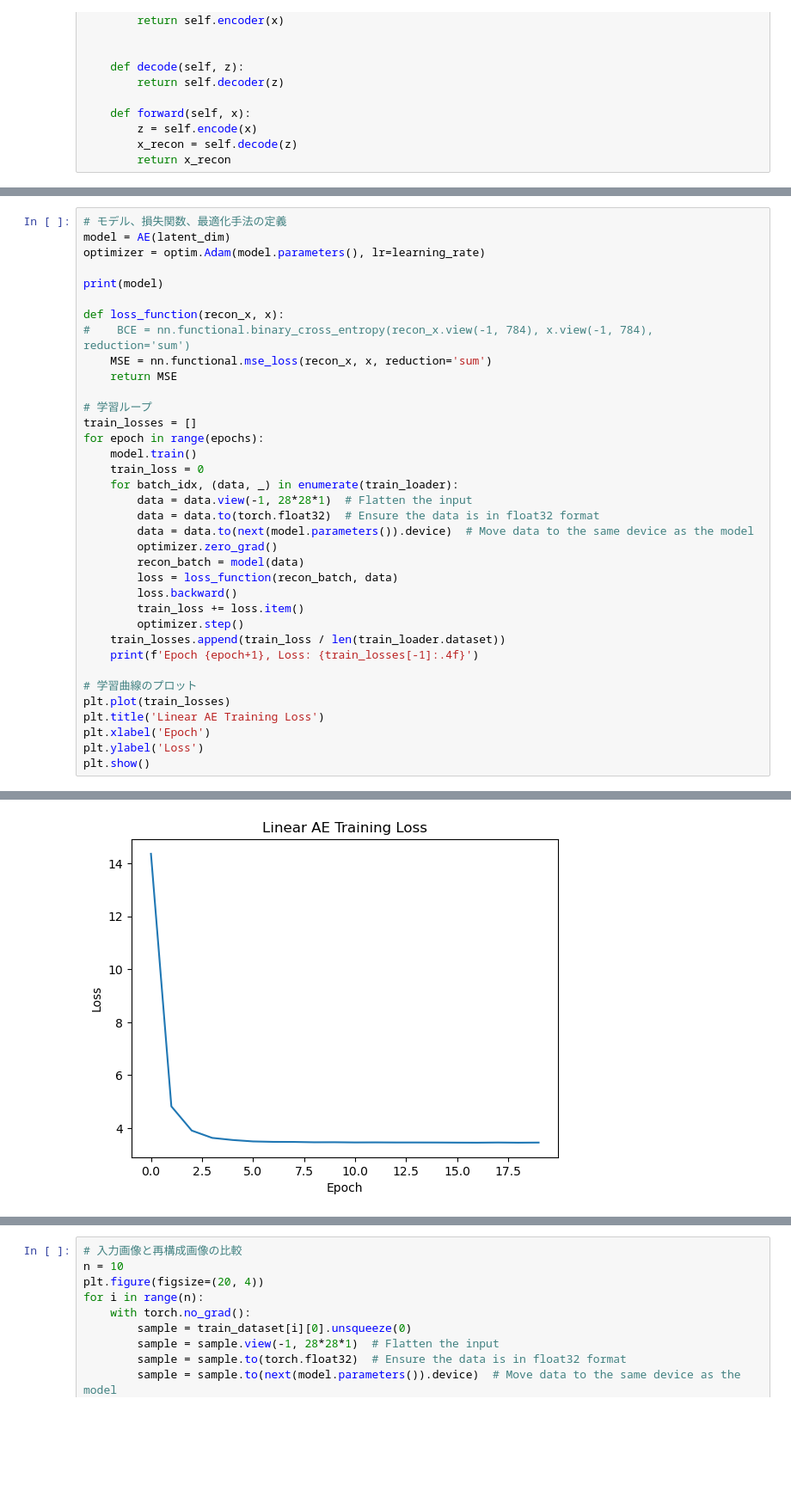
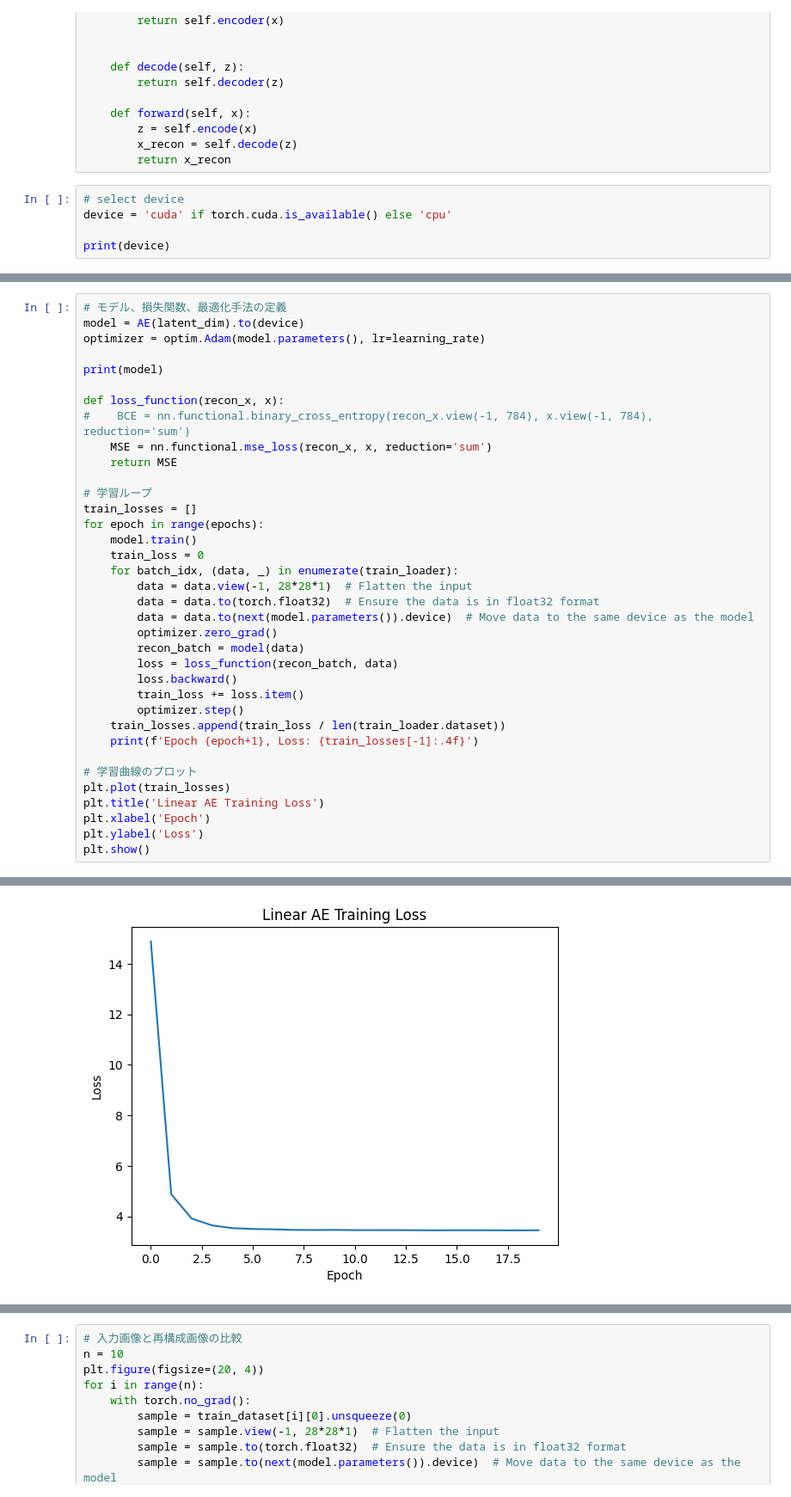
Before and after one commit to namoshi/IG_VAE, a Jupyter notebook: ae_MNIST.ipynb, the cells around one changed output, grey strips where cells are left out. Shown at 86% size. Drawn from its saved outputs; the diff is of its cells as text; blank space fills up the shorter version.

```diff
--- a/ae_MNIST.ipynb
+++ b/ae_MNIST.ipynb
@@ -47,3 +49,8 @@ class AE(nn.Module):
         z = self.encode(x)
         x_recon = self.decode(z)
         return x_recon
+# %%
+# select device
+device = 'cuda' if torch.cuda.is_available() else 'cpu'
+
+print(device)
@@ -50,6 +59,6 @@ class AE(nn.Module):
 # %%
 # モデル、損失関数、最適化手法の定義
-model = AE(latent_dim)
+model = AE(latent_dim).to(device)
 optimizer = optim.Adam(model.parameters(), lr=learning_rate)
 
 print(model)
@@ -104,4 +113,4 @@ Epoch 20, Loss: 3.4500
-[figure, old version]
+[figure, new version]
 # %%
 # MSE loss の計算
 def calculate_mse_loss(model, data_loader):
```
Also changed, not shown: parts of 5 cells of this notebook.
